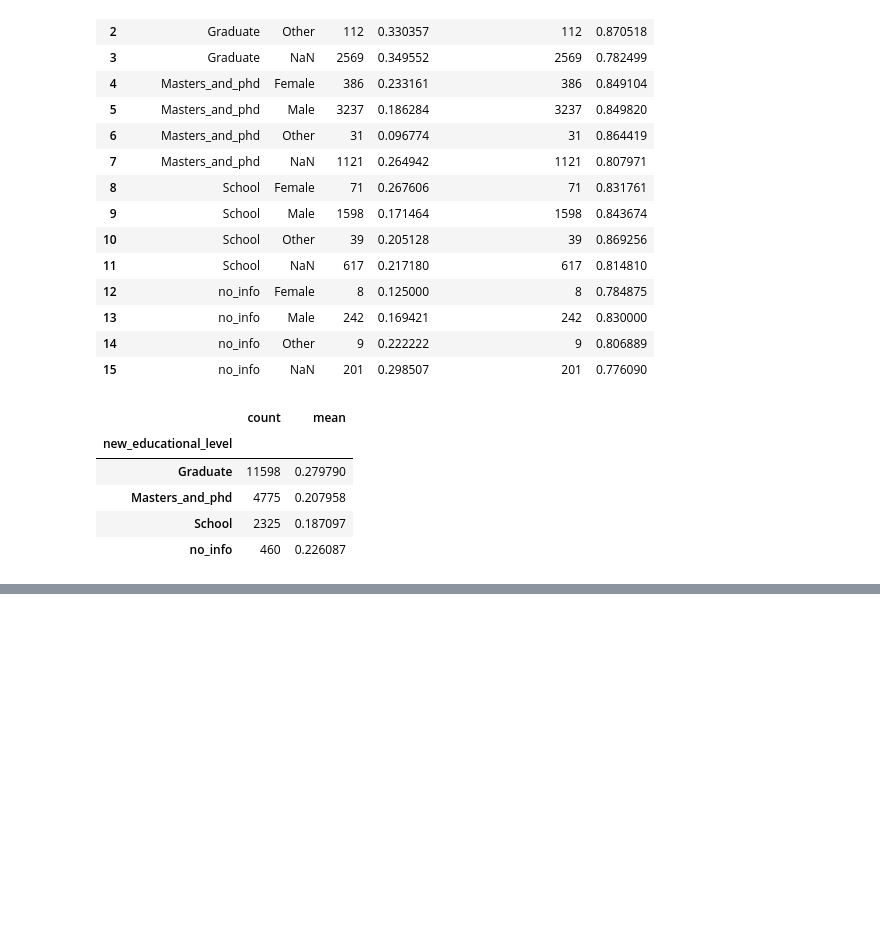
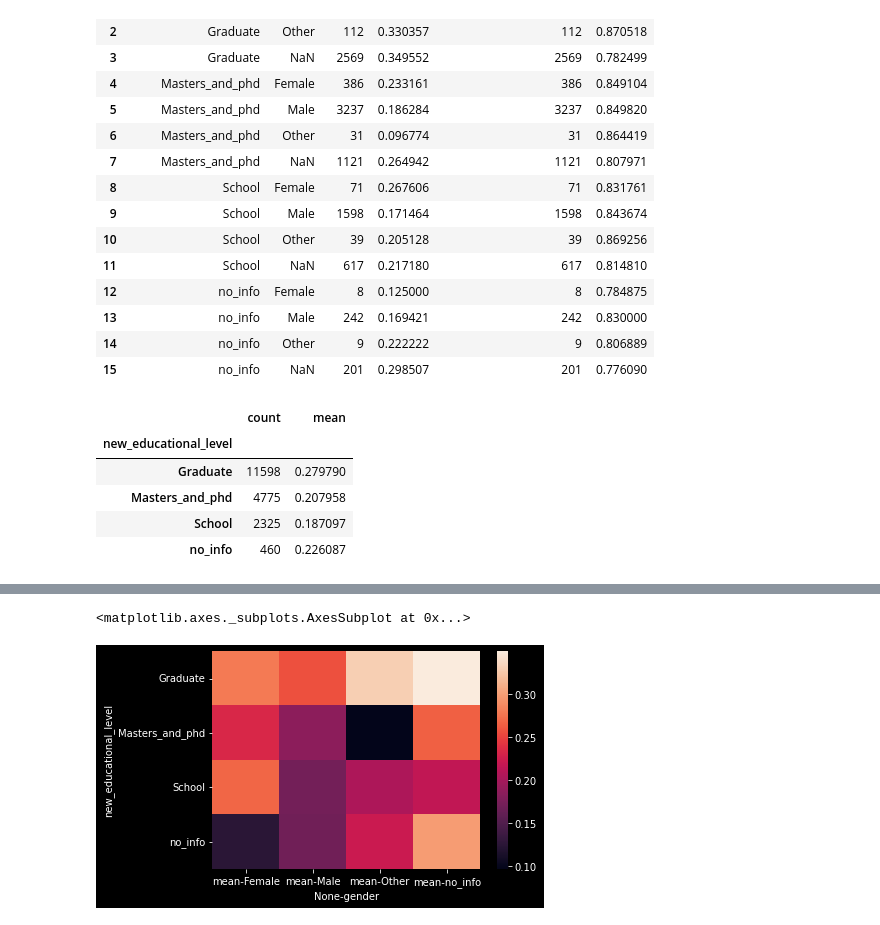
Before and after one commit to probabylity/learning, a Jupyter notebook: pandas_crash.ipynb, the cells around one changed output, grey strips where cells are left out. Cells and saved outputs as stored; diff of their text form; code cells hidden in the pictures; blank space fills up the shorter version.

```diff
--- a/pandas_crash.ipynb
+++ b/pandas_crash.ipynb
@@ -438,0 +446,4 @@ df.groupby('new_educational_level',dropna=False)['target'].agg(['count','mean'])
+# %%
+df['gender'] = df['gender'].fillna('no_info')
+# %%
+t = df.pivot_table(index='new_educational_level', columns='gender', values='target', aggfunc=['mean'])
@@ -438,0 +462,5 @@ df.groupby('new_educational_level',dropna=False)['target'].agg(['count','mean'])
+# %%
+sns.heatmap(t)
+# %% [output]
+<matplotlib.axes._subplots.AxesSubplot at 0x...>
+[figure, added]
```
Also changed, not shown: parts of 42 cells of this notebook.
